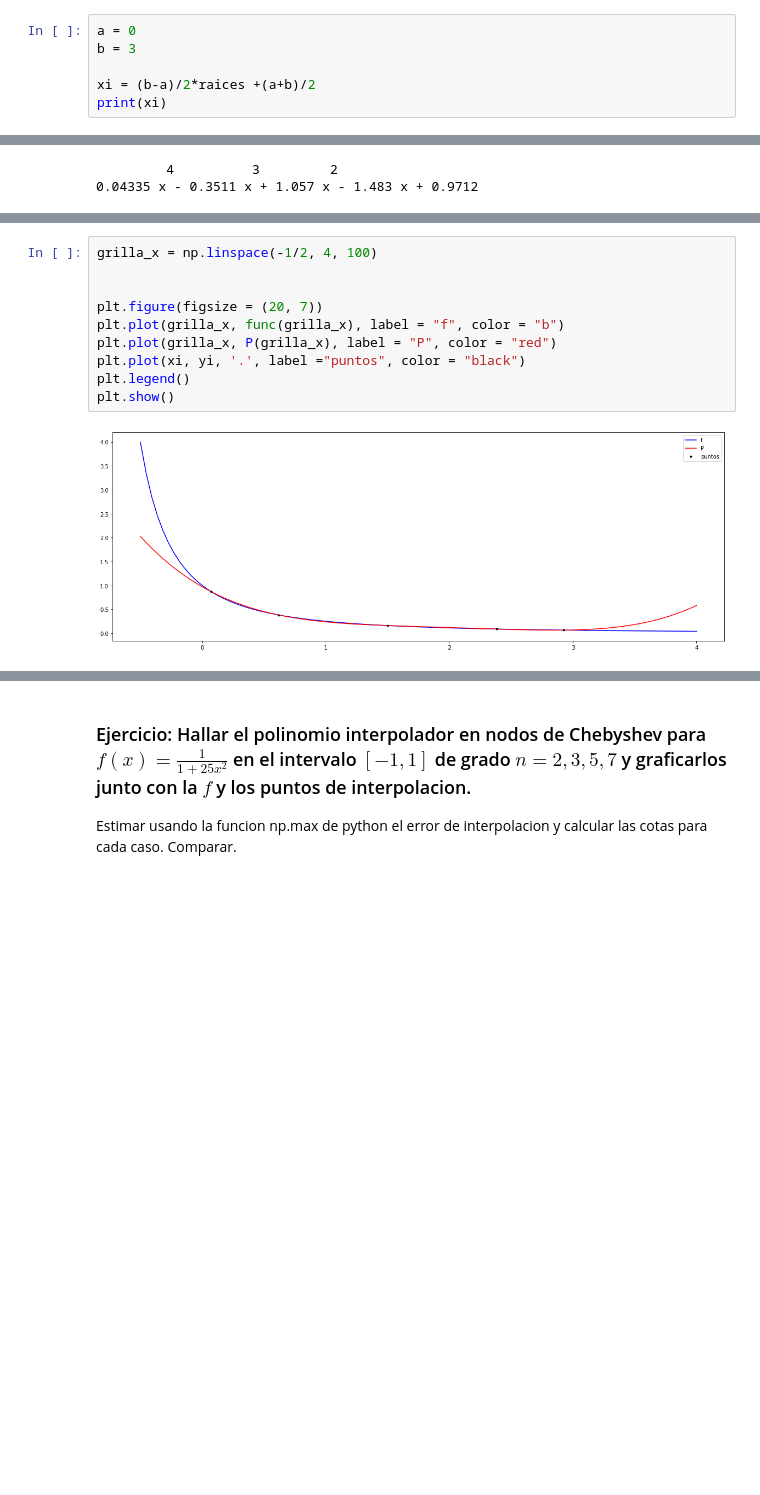
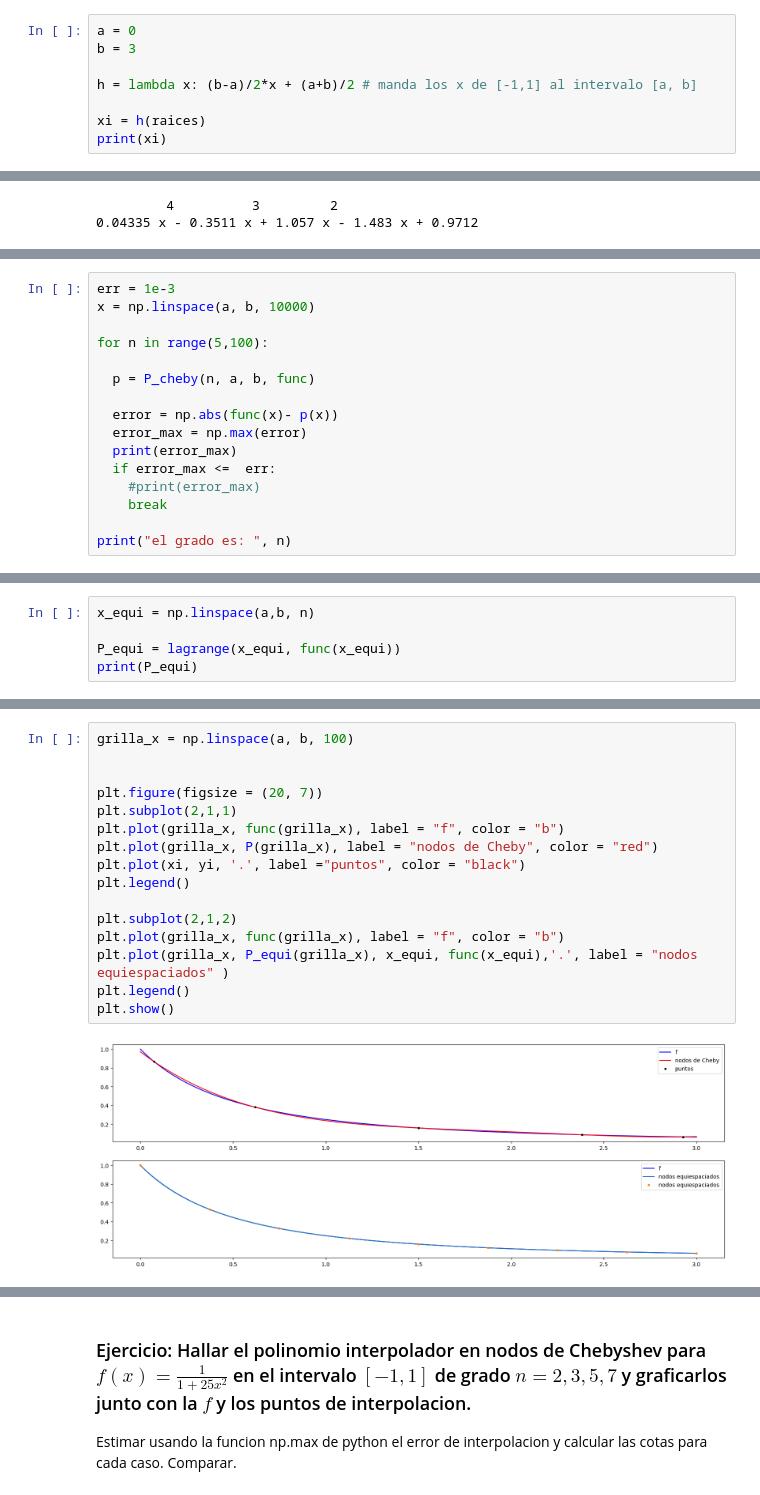
Before and after one commit to binaria010/Mate2B, a Jupyter notebook: Clase4.ipynb, the cells around one changed output, grey strips where cells are left out. Drawn from its saved outputs; the diff is of its cells as text; blank space fills up the shorter version.

```diff
--- a/Clase4.ipynb
+++ b/Clase4.ipynb
@@ -124,7 +114,9 @@ Si queremos las raices de este polinomio en $[a,b]$ le aplicamos la transformaci
 a = 0
 b = 3
 
-xi = (b-a)/2*raices +(a+b)/2
+h = lambda x: (b-a)/2*x + (a+b)/2 # manda los x de [-1,1] al intervalo [a, b]
+
+xi = h(raices)
 print(xi)
 # %% [output]
 [0.07341523 0.61832212 2.92658477 2.38167788 1.5       ]
@@ -147,0 +192,16 @@ print(P)
+# %%
+err = 1e-3
+x = np.linspace(a, b, 10000)
+
+for n in range(5,100):
+
+  p = P_cheby(n, a, b, func)
+
+  error = np.abs(func(x)- p(x))
+  error_max = np.max(error)
+  print(error_max)
+  if error_max <=  err:
+    #print(error_max)
+    break
+
+print("el grado es: ", n)
@@ -147,0 +231,5 @@ print(P)
+# %%
+x_equi = np.linspace(a,b, n)
+
+P_equi = lagrange(x_equi, func(x_equi))
+print(P_equi)
@@ -150,15 +249,21 @@ Grafiquemos $f$ y su polinomio de Lagrange
 # %%
-grilla_x = np.linspace(-1/2, 4, 100)
+grilla_x = np.linspace(a, b, 100)
 
 
 plt.figure(figsize = (20, 7))
+plt.subplot(2,1,1)
 plt.plot(grilla_x, func(grilla_x), label = "f", color = "b")
-plt.plot(grilla_x, P(grilla_x), label = "P", color = "red")
+plt.plot(grilla_x, P(grilla_x), label = "nodos de Cheby", color = "red")
 plt.plot(xi, yi, '.', label ="puntos", color = "black")
 plt.legend()
+
+plt.subplot(2,1,2)
+plt.plot(grilla_x, func(grilla_x), label = "f", color = "b")
+plt.plot(grilla_x, P_equi(grilla_x), x_equi, func(x_equi),'.', label = "nodos equiespaciados" )
+plt.legend()
 plt.show()
 # %% [output]
-[figure, old version]
+[figure, new version]
 # %%
 # ploteemos para distintos grados: para esto definamos primero la transformacion h en forma de funcion de python:
 a = 0
```
Also changed, not shown: parts of 15 cells of this notebook.
